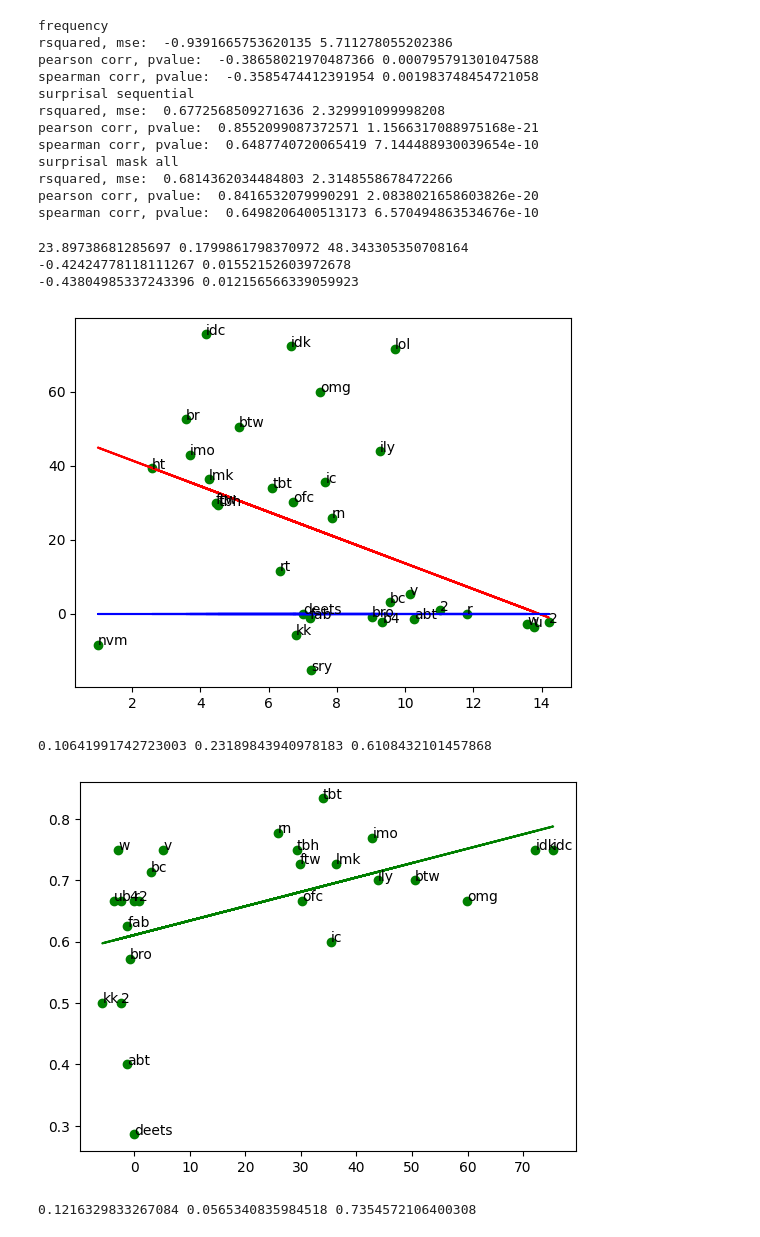
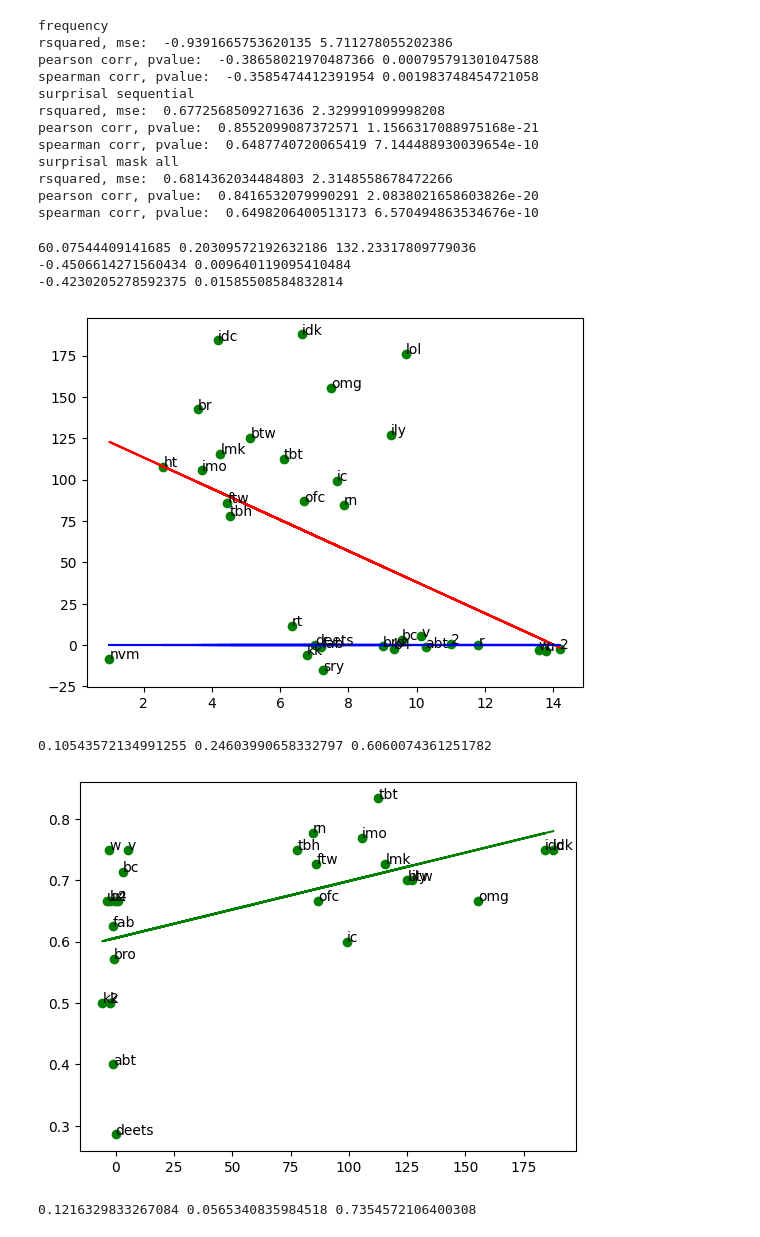
Before and after one commit to erafkin/twitter_abbreviation_word_length, a Jupyter notebook: notebooks/explore.ipynb, the cells around one changed output. Drawn from its saved outputs; the diff is of its cells as text; code cells hidden in the pictures.

Commit message:
I think that I fixed all the surprisal calcualtion bugs. Also using all the cardiff data

```diff
--- a/notebooks/explore.ipynb
+++ b/notebooks/explore.ipynb
@@ -192,7 +192,7 @@ spearman corr, pvalue:  0.6498206400513173 6.570494863534676e-10
 #frequency between short and long forms as a predictor for difference in surprisal
 from matplotlib import pyplot as plt
 import pandas as pd
-df = pd.read_csv("../data_df.csv")
+df = pd.read_csv("../data_df_per_token_avgs.csv")
 df["abbr_len"] =  df["abbreviation"].str.len()
 df["fl_len"] = df["full_length"].str.len()
 df["compression"] = 1- (df["abbr_len"]/df["fl_len"])
@@ -202,47 +202,47 @@ df_drop_nan = df[df['count_fl'] != 0]
 df_drop_nan = df_drop_nan[df_drop_nan['count_abbr'] != 0]
 
 # drop where any surprisal is NaN, it should be taken care of already
-df_drop_nan = df_drop_nan[df_drop_nan['fl_mask_all_surprisal_mean'].notna()]
-df_drop_nan = df_drop_nan[df_drop_nan['abbr_mask_all_surprisal_mean'].notna()]
+df_drop_nan = df_drop_nan[df_drop_nan['fl_mask_l2r_surprisal_mean'].notna()]
+df_drop_nan = df_drop_nan[df_drop_nan['abbr_mask_l2r_surprisal_mean'].notna()]
 
 # drop instances where the token for the abbreviation is <unk>
 df_drop_nan = df_drop_nan[~df_drop_nan["abbreviation"].isin(bertweet_unknown_abbreviations)]
 
 # get stats for log(fl_freq + abbr_freq)
 x_log_freq = df_drop_nan["count_fl"] + df_drop_nan["count_abbr"]
 x_log_freq = np.log2(x_log_freq).to_numpy()
 x_log_freq =  x_log_freq[:, None]
 
 # predict surprisal
-y_diff_in_surprisal = df_drop_nan["fl_mask_all_surprisal_mean"] - df_drop_nan["abbr_mask_all_surprisal_mean"]
+y_diff_in_surprisal = df_drop_nan["fl_mask_l2r_surprisal_mean"] - df_drop_nan["abbr_mask_l2r_surprisal_mean"]
 y_diff_in_surprisal = y_diff_in_surprisal.to_numpy()
 weights = np.ones_like(y_diff_in_surprisal)
 reg = LinearRegression(copy_X=True, fit_intercept=True).fit(x_log_freq, y_diff_in_surprisal, weights)
 r_squared = reg.score(x_log_freq, y_diff_in_surprisal)
 
 y_predict = reg.predict(x_log_freq)
 mse = (((y_diff_in_surprisal - y_predict)**2 * weights).sum() / weights.sum())**.5
 print(mse, r_squared, reg.intercept_)
 fig, ax = plt.subplots()
 ax.scatter(x_log_freq, y_diff_in_surprisal,color='g')
 for i, txt in enumerate(df_drop_nan["abbreviation"].to_list()):
     ax.annotate(txt, (x_log_freq[i], y_diff_in_surprisal[i]))
 plt.plot(x_log_freq, reg.predict(x_log_freq),color='red')
 plt.plot(x_log_freq, np.zeros_like(x_log_freq),color='blue')
 corr_pearson, p_value_pearson = scipy.stats.pearsonr(x_log_freq[:, 0], y_diff_in_surprisal)
 corr_spearman, p_value_spearman = scipy.stats.spearmanr(x_log_freq[:, 0], y_diff_in_surprisal)
 print(corr_pearson, p_value_pearson)
 print(corr_spearman, p_value_spearman )
 
 # basically this means that frequency is not a very good predictor i think
 # %% [output]
-23.89738681285697 0.1799861798370972 48.343305350708164
--0.42424778118111267 0.01552152603972678
--0.43804985337243396 0.012156566339059923
+60.07544409141685 0.20309572192632186 132.23317809779036
+-0.4506614271560434 0.009640119095410484
+-0.4230205278592375 0.01585508584832814
-[figure, old version]
+[figure, new version]
 # %%
 from matplotlib import pyplot as plt
-df = pd.read_csv("../data_df.csv")
+df = pd.read_csv("../data_df_per_token_avgs.csv")
 df["abbr_len"] =  df["abbreviation"].str.len()
 df["fl_len"] = df["full_length"].str.len()
 df["compression"] = 1- (df["abbr_len"]/df["fl_len"])
@@ -253,12 +253,12 @@ df_drop_nan = df_drop_nan[df_drop_nan['count_abbr'] >1]
 df_drop_nan = df_drop_nan[~df_drop_nan["abbreviation"].isin(bertweet_unknown_abbreviations)]
 
 # drop where any surprisal is NaN, it should be taken care of already
-# df_drop_nan = df_drop_nan[df_drop_nan['fl_mask_all_surprisal_mean'].notna()]
-# df_drop_nan = df_drop_nan[df_drop_nan['abbr_mask_all_surprisal_mean'].notna()]
+# df_drop_nan = df_drop_nan[df_drop_nan['fl_mask_l2r_surprisal_mean'].notna()]
+# df_drop_nan = df_drop_nan[df_drop_nan['abbr_mask_l2r_surprisal_mean'].notna()]
 
 # drop instances where the token for the abbreviation is <unk>
 # plot for diff in surprisal predicting compression
-x_diff_in_surprisal = df_drop_nan["fl_mask_all_surprisal_mean"] - df_drop_nan["abbr_mask_all_surprisal_mean"]
+x_diff_in_surprisal = df_drop_nan["fl_mask_l2r_surprisal_mean"] - df_drop_nan["abbr_mask_l2r_surprisal_mean"]
 x_diff_in_surprisal = x_diff_in_surprisal.to_numpy()
 x_diff_in_surprisal =  x_diff_in_surprisal[:, None]
 y_compression = df_drop_nan["compression"]
@@ -277,7 +277,7 @@ ax.plot(x_diff_in_surprisal, reg.predict(x_diff_in_surprisal),color='g')
 for i, txt in enumerate(df_drop_nan["abbreviation"].to_list()):
     ax.annotate(txt, (x_diff_in_surprisal[i], y_compression[i]))
 # %% [output]
-0.10641991742723003 0.23189843940978183 0.6108432101457868
+0.10543572134991255 0.24603990658332797 0.6060074361251782
-[figure, old version]
+[figure, new version]
 # %%
 
```
Also changed, not shown: parts of 11 cells of this notebook, 4 other files.
